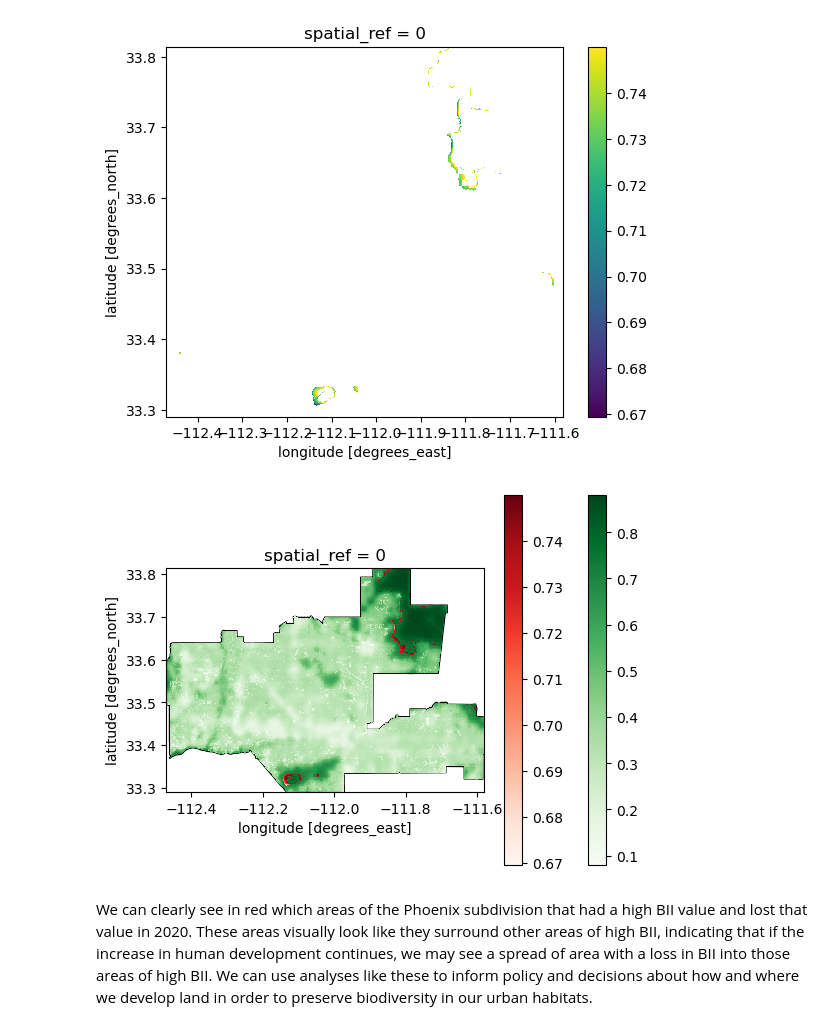
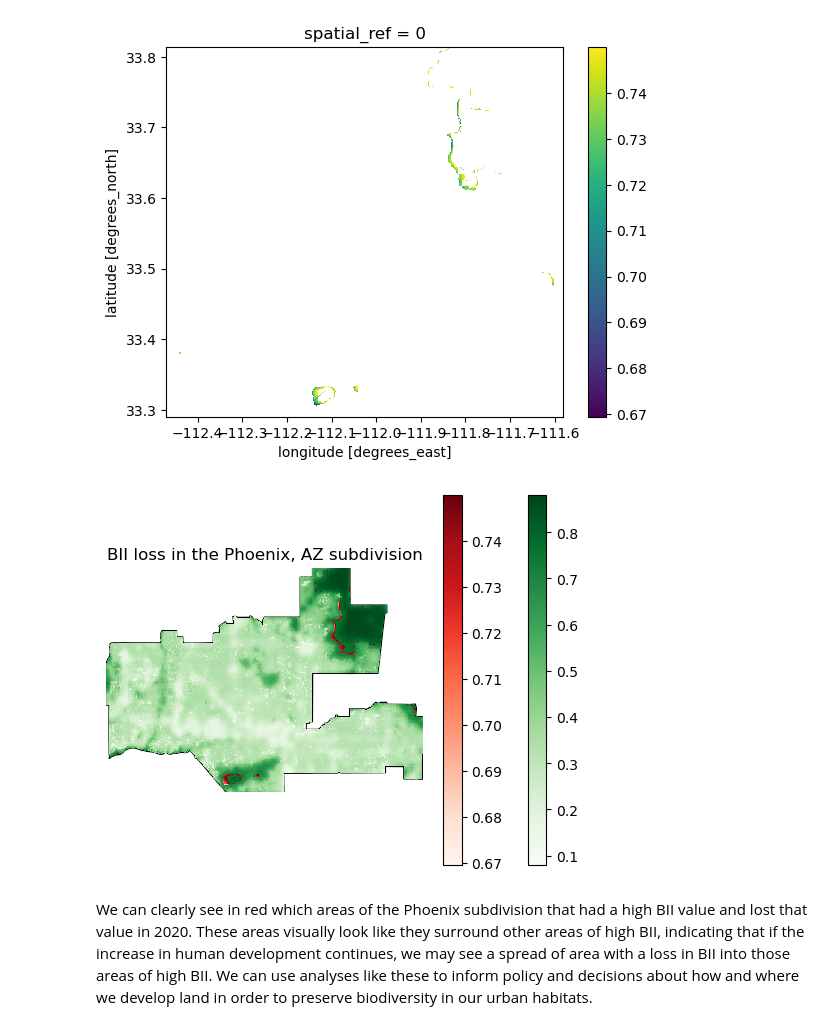
Before and after one commit to lsdixit/Biodiversity-Intactness-Index-Change, a Jupyter notebook: bii_change.ipynb, the cells around one changed output. Drawn from its saved outputs; the diff is of its cells as text; code cells hidden in the pictures.

```diff
--- a/bii_change.ipynb
+++ b/bii_change.ipynb
@@ -302,14 +303,18 @@ bii_lost.plot()
 # %%
 # Map areas of BII loss in 2020
 
 fig, ax = plt.subplots()
+ax.axis('off')
 
 phoenix.plot(ax=ax, facecolor='none', edgecolor="black")
 raster_2020_clip.plot(ax=ax, cmap="Greens")
 bii_lost.plot(ax=ax, cmap="Reds")
 
+# Add title
+plt.title("BII loss in the Phoenix, AZ subdivision")
+
 plt.show()
 # %% [output]
-[figure, old version]
+[figure, new version]
 # %% [markdown]
 We can clearly see in red which areas of the Phoenix subdivision that had a high BII value and lost that value in 2020. These areas visually look like they surround other areas of high BII, indicating that if the increase in human development continues, we may see a spread of area with a loss in BII into those areas of high BII. We can use analyses like these to inform policy and decisions about how and where we develop land in order to preserve biodiversity in our urban habitats.
```
Also changed, not shown: parts of 3 cells of this notebook.
